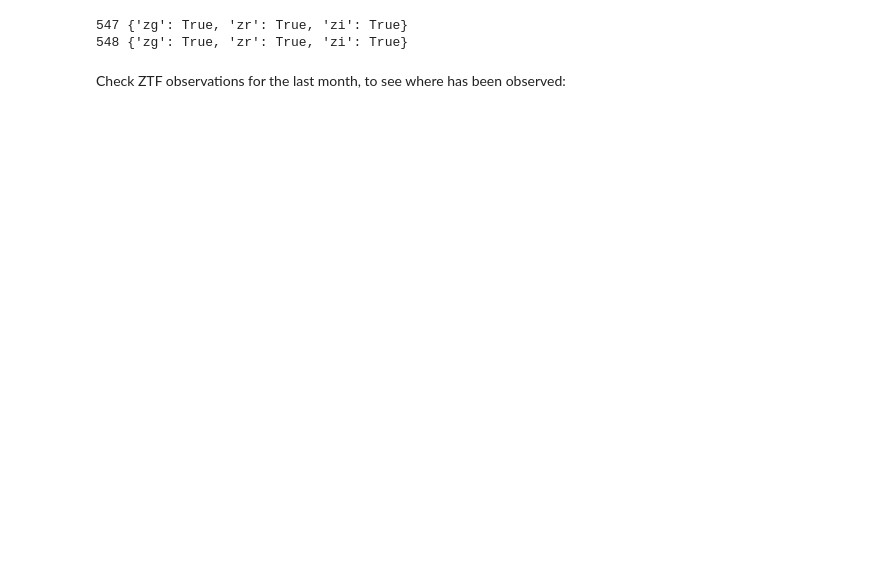
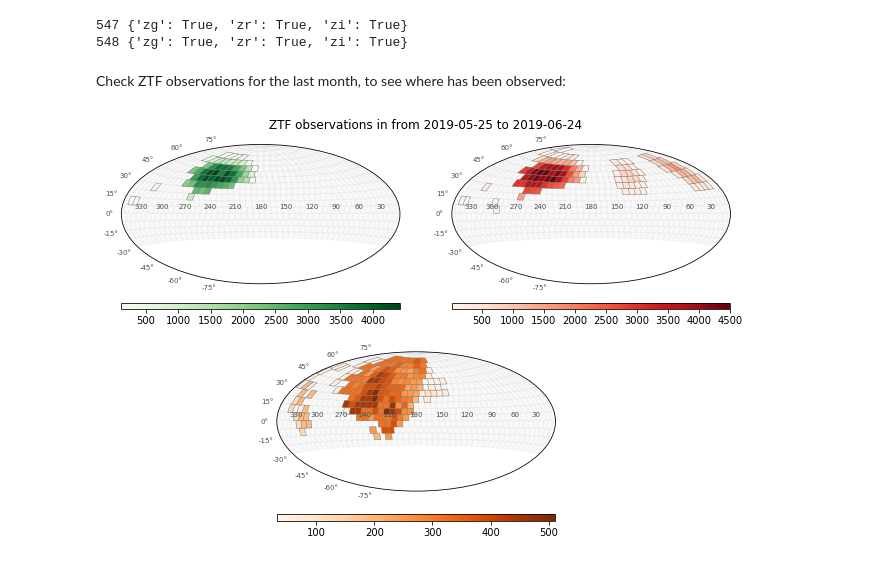
Before and after one commit to desy-multimessenger/nuztf, a Jupyter notebook: Check_fields.ipynb, the cells around one changed output. Saved outputs shown, nothing was run; the diff lists cells and outputs as text; code cells hidden in the pictures; blank space fills up the shorter version.

```diff
--- a/Check_fields.ipynb
+++ b/Check_fields.ipynb
@@ -14,7 +14,7 @@ for field_number in fields_to_check:
 # %% [markdown]
 Check ZTF observations for the last month, to see where has been observed:
 # %%
-def get_zquery(start_date=None, end_date=None):
+def get_zquery_partnership(start_date=None, end_date=None):
 
     date_format = "%Y-%m-%d"
 
@@ -38,0 +37,4 @@ get_zquery()
+# %%
+get_zquery_partnership()
+# %% [output]
+[figure, added]
```
Also changed, not shown: parts of 1 cell of this notebook, 2 other files.
